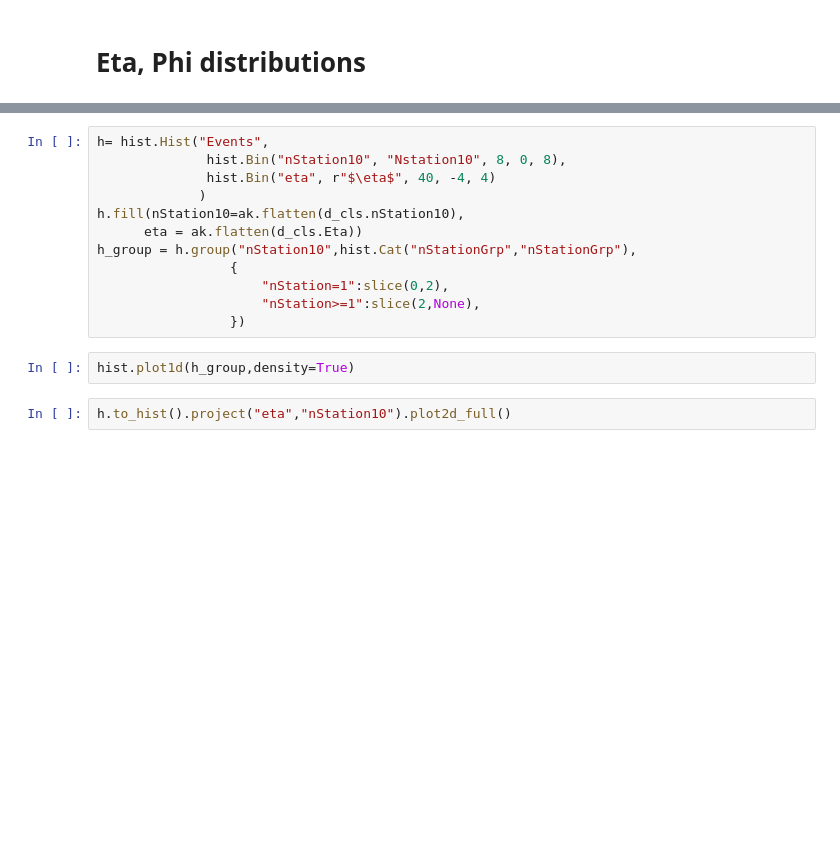
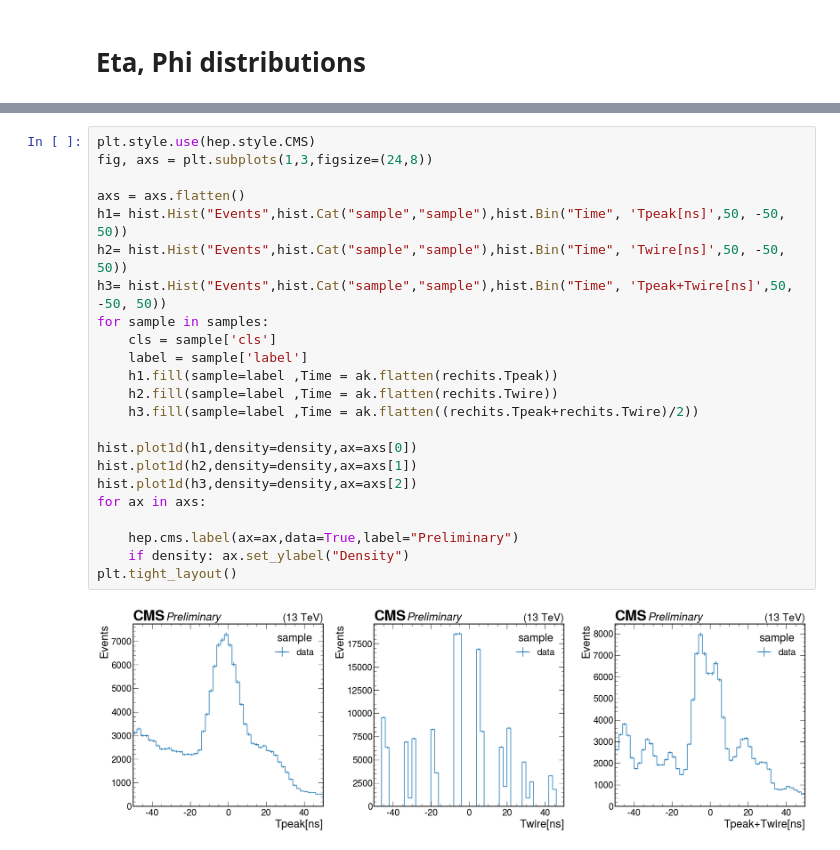
Before and after one commit to Christinaw97/MDS_CMSDAS, a Jupyter notebook: scripts/MDS_reconstruction.ipynb, the cells around one changed output, grey strips where cells are left out. Cells and saved outputs as stored; diff of their text form; blank space fills up the shorter version.

```diff
--- a/scripts/MDS_reconstruction.ipynb
+++ b/scripts/MDS_reconstruction.ipynb
@@ -404,16 +408,25 @@ We will use these
-# %%
-h= hist.Hist("Events",
-              hist.Bin("nStation10", "Nstation10", 8, 0, 8),
-              hist.Bin("eta", r"$\eta$", 40, -4, 4)
-             )
-h.fill(nStation10=ak.flatten(d_cls.nStation10),
-      eta = ak.flatten(d_cls.Eta))
-h_group = h.group("nStation10",hist.Cat("nStationGrp","nStationGrp"),
-                 {
-                     "nStation=1":slice(0,2),
-                     "nStation>=1":slice(2,None),
-                 })
-# %%
-hist.plot1d(h_group,density=True)
-# %%
-h.to_hist().project("eta","nStation10").plot2d_full()
+# %%
+plt.style.use(hep.style.CMS)
+fig, axs = plt.subplots(1,3,figsize=(24,8))
+
+axs = axs.flatten()
+h1= hist.Hist("Events",hist.Cat("sample","sample"),hist.Bin("Time", 'Tpeak[ns]',50, -50, 50))
+h2= hist.Hist("Events",hist.Cat("sample","sample"),hist.Bin("Time", 'Twire[ns]',50, -50, 50))
+h3= hist.Hist("Events",hist.Cat("sample","sample"),hist.Bin("Time", 'Tpeak+Twire[ns]',50, -50, 50))
+for sample in samples:
+    cls = sample['cls']
+    label = sample['label']
+    h1.fill(sample=label ,Time = ak.flatten(rechits.Tpeak))
+    h2.fill(sample=label ,Time = ak.flatten(rechits.Twire))
+    h3.fill(sample=label ,Time = ak.flatten((rechits.Tpeak+rechits.Twire)/2))
+
+hist.plot1d(h1,density=density,ax=axs[0])
+hist.plot1d(h2,density=density,ax=axs[1])
+hist.plot1d(h3,density=density,ax=axs[2])
+for ax in axs:
+
+    hep.cms.label(ax=ax,data=True,label="Preliminary")
+    if density: ax.set_ylabel("Density")
+plt.tight_layout()
+# %% [output]
+[figure, added]
```
Also changed, not shown: parts of 21 cells of this notebook.
